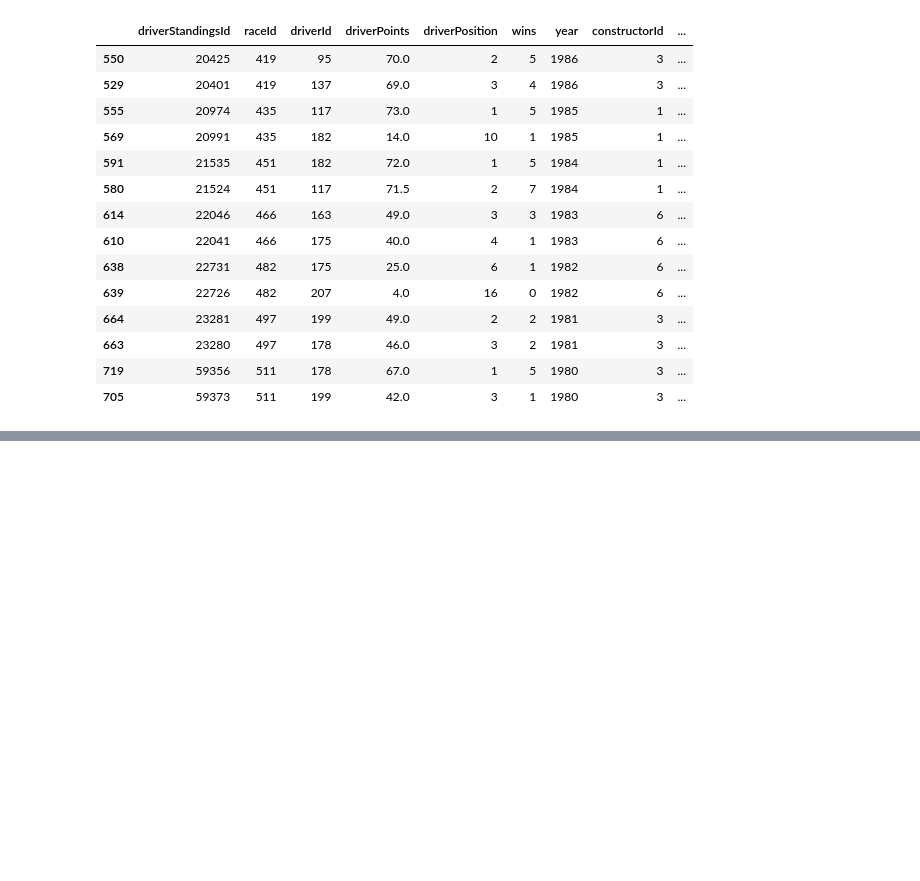
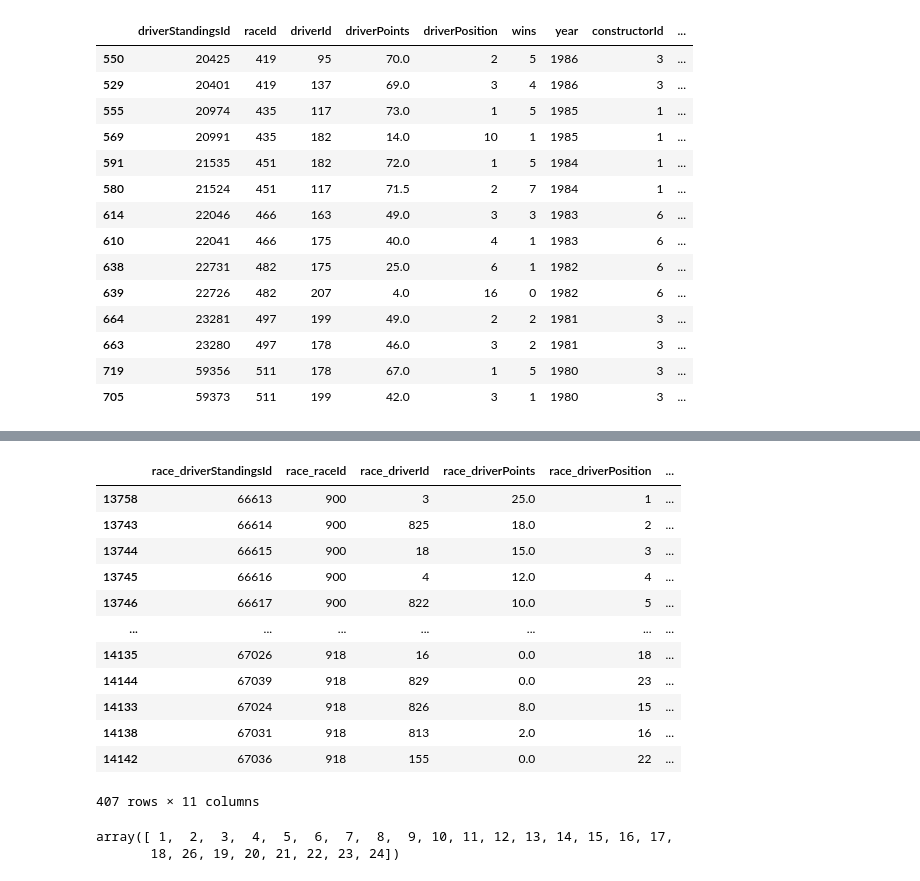
Before and after one commit to C0hAongha/IV-Assignment, a Jupyter notebook: assignment_exploration.ipynb, the cells around one changed output, grey strips where cells are left out. Drawn from its saved outputs; the diff is of its cells as text; code cells hidden in the pictures; blank space fills up the shorter version.

```diff
--- a/assignment_exploration.ipynb
+++ b/assignment_exploration.ipynb
@@ -261,2 +264,26 @@ all_driver_results.head()
+# %%
+all_driver_results.sort_values(["race_race_number", "race_position"], inplace=True)
 # %%
 all_driver_results.to_csv("f1_race_details.csv")
+# %%
+all_driver_results.isna().sum()
+all_driver_results[all_driver_results["race_year"] == 2014]
+# %% [output]
+|  | race_driverStandingsId | race_raceId | race_driverId | race_driverPoints | race_driverPosition | ... |
+| 13758 | 66613 | 900 | 3 | 25.0 | 1 | ... |
+| 13743 | 66614 | 900 | 825 | 18.0 | 2 | ... |
+| 13744 | 66615 | 900 | 18 | 15.0 | 3 | ... |
+| 13745 | 66616 | 900 | 4 | 12.0 | 4 | ... |
+| 13746 | 66617 | 900 | 822 | 10.0 | 5 | ... |
+| ... | ... | ... | ... | ... | ... | ... |
+| 14135 | 67026 | 918 | 16 | 0.0 | 18 | ... |
+| 14144 | 67039 | 918 | 829 | 0.0 | 23 | ... |
+| 14133 | 67024 | 918 | 826 | 8.0 | 15 | ... |
+| 14138 | 67031 | 918 | 813 | 2.0 | 16 | ... |
+| 14142 | 67036 | 918 | 155 | 0.0 | 22 | ... |
+407 rows × 11 columns
+# %%
+all_driver_results["race_position"].unique()
+# %% [output]
+array([ 1,  2,  3,  4,  5,  6,  7,  8,  9, 10, 11, 12, 13, 14, 15, 16, 17,
+       18, 26, 19, 20, 21, 22, 23, 24])
```
Also changed, not shown: parts of 6 cells of this notebook, 1 other file.
